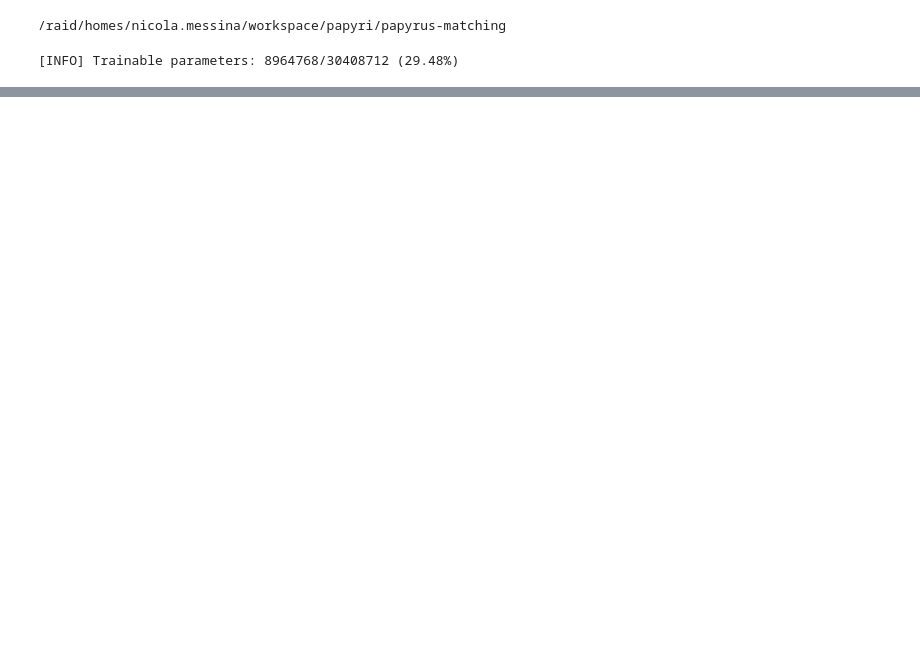
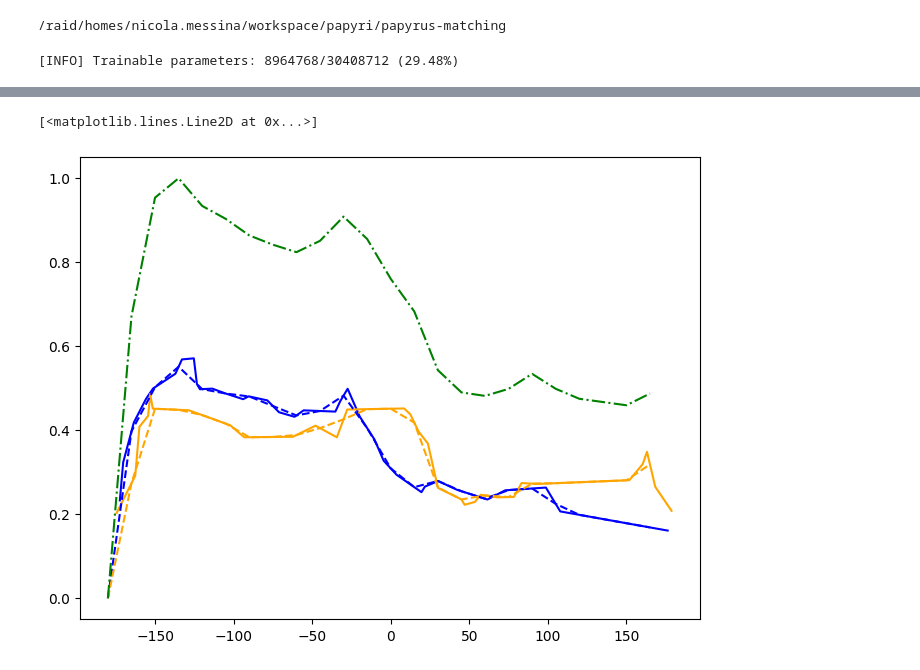
Before and after one commit to mesnico/papyrus-matching, a Jupyter notebook: papyrus_matching/inference_realistic.ipynb, the cells around one changed output, grey strips where cells are left out. Cells and saved outputs as stored; diff of their text form; code cells hidden in the pictures; blank space fills up the shorter version.

```diff
--- a/papyrus_matching/inference_realistic.ipynb
+++ b/papyrus_matching/inference_realistic.ipynb
@@ -78,0 +118,15 @@ for i in tqdm.trange(num_samples):
+# %%
+root = 'data/for_inference'
+image_name_a = root + "/test_fragment_easy1_L_back.png"
+image_name_b = root + "/test_fragment_easy1_R_back.png" # "/test_fragment_hard1_L.png"
+
+from torchvision import transforms as T
+transf = T.Compose([
+    T.ToTensor(),
+    T.Resize((224, 224)),
+])
+mask_transf = T.Compose([
+    T.ToTensor(),
+    T.Resize((224, 224)),
+])
+dset_back = InferenceDataset(image_name_a, image_name_b, pad=20, perimeter_points=50, transform=transf, mask_transform=mask_transf, return_final_image=True)
@@ -78,0 +160,61 @@ for i in tqdm.trange(num_samples):
+# %%
+def compute_angles_and_scores(t_relatives_in, scores_in, back=False):
+    angles_l = []
+    scores_l = []
+    for t_rel, scores in zip(t_relatives_in, scores_in):
+        angle = np.degrees(np.arctan2(t_rel[1], t_rel[0])) # x, y and not y, x because I want angle with respect to y axis
+        if back:
+            angle = -angle
+        score = scores.mean().item()
+        angles_l.append(angle)
+        scores_l.append(score)
+
+    # sort (angle, score) by angle
+    angles_l = np.array(angles_l)
+    scores_l = np.array(scores_l)
+    sorted_indices = np.argsort(angles_l)
+    angles_l = angles_l[sorted_indices]
+    scores_l = scores_l[sorted_indices]
+
+    # apply a moving average filter to scores_l
+    window_size = 5
+    scores_l = np.convolve(scores_l, np.ones(window_size)/window_size, mode='same')
+
+    return angles_l, scores_l
+
+fig = plt.figure(figsize=(8, 6))
+ax = fig.add_subplot(1, 1, 1)
+angles_l, scores_l = compute_angles_and_scores(t_relatives_all, scores_all)
+angles_l_back, scores_l_back = compute_angles_and_scores(t_relatives_all_back, scores_all_back, back=True)
+
+ax.plot(angles_l, scores_l, label='Front Side', color='blue')
+ax.plot(angles_l_back, scores_l_back, label='Back Side', color='orange')
+
+common_angles = np.arange(-180, 180, 15)
+
+# 3. Interpolate both datasets onto this common grid
+# np.interp(new_x_points, known_x_points, known_y_points)
+interp_scores_l = np.interp(
+    common_angles,
+    angles_l,
+    scores_l,
+    left=0,  # Value to use for angles < min(sorted_angles_l)
+    right=0  # Value to use for angles > max(sorted_angles_l)
+)
+
+interp_scores_back = np.interp(
+    common_angles,
+    angles_l_back,
+    scores_l_back,
+    left=0,  # Value to use for angles < min(sorted_angles_back)
+    right=0  # Value to use for angles > max(sorted_angles_back)
+)
+
+ax.plot(common_angles, interp_scores_l, label='Front Side Interp.', color='blue', linestyle='--')
+ax.plot(common_angles, interp_scores_back, label='Back Side Interp.', color='orange', linestyle='--')
+
+sum = interp_scores_l + interp_scores_back
+ax.plot(common_angles, sum, label='Sum', color='green', linestyle='-.')
+# %% [output]
+[<matplotlib.lines.Line2D at 0x...>]
+[figure, added]
```
Also changed, not shown: parts of 7 cells of this notebook, 2 other files.
